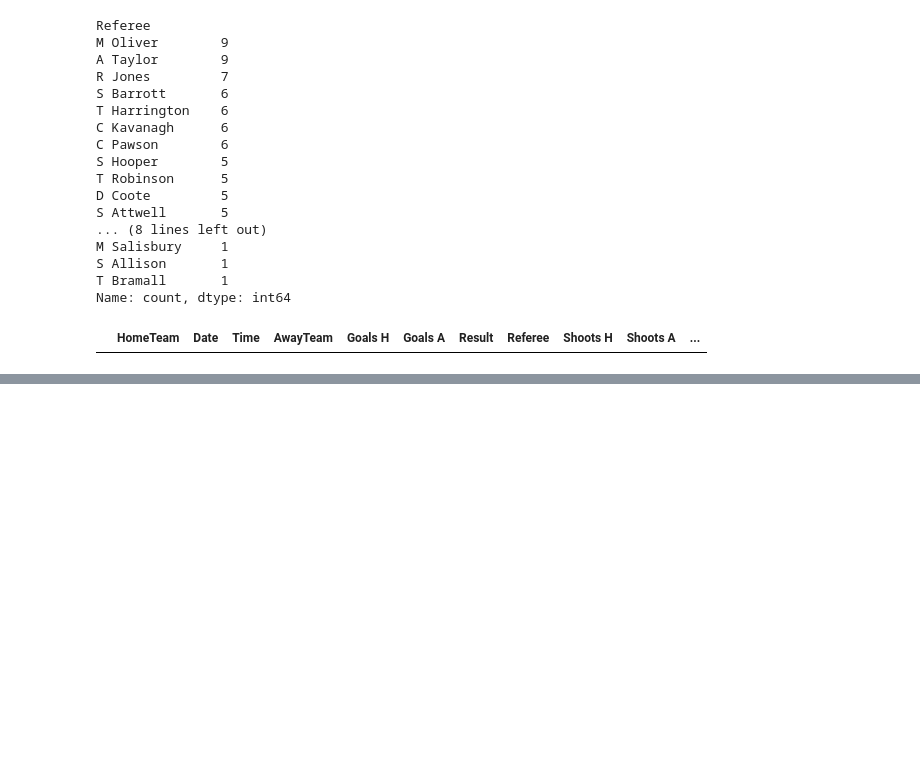
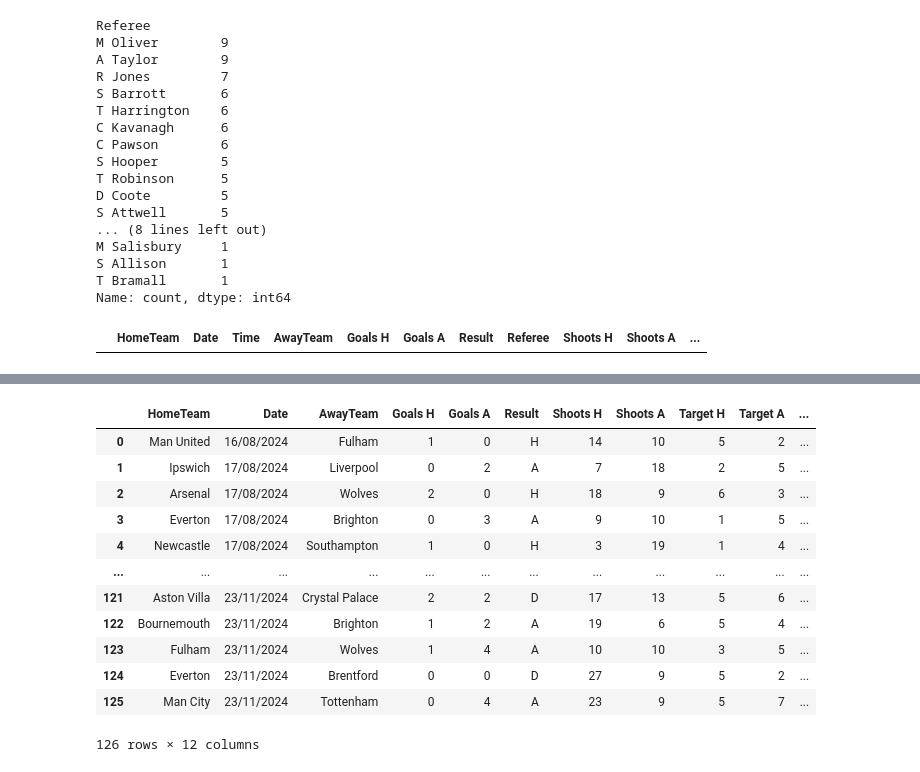
Before and after one commit to ka-53/ML-draft, a Jupyter notebook: draft/PL-team24/teams-25.ipynb, the cells around one changed output, grey strips where cells are left out. Cells and saved outputs as stored; diff of their text form; code cells hidden in the pictures; blank space fills up the shorter version.

```diff
--- a/draft/PL-team24/teams-25.ipynb
+++ b/draft/PL-team24/teams-25.ipynb
@@ -751,0 +728,18 @@ df
+# %%
+df = df.drop(columns=['Yellow H', 'Yellow A', 'Red H', 'Red A', 'Referee'])  # Удаляет сразу несколько колонок
+# %%
+df
+# %% [output]
+|  | HomeTeam | Date | AwayTeam | Goals H | Goals A | Result | Shoots H | Shoots A | Target H | Target A | ... |
+| 0 | Man United | 16/08/2024 | Fulham | 1 | 0 | H | 14 | 10 | 5 | 2 | ... |
+| 1 | Ipswich | 17/08/2024 | Liverpool | 0 | 2 | A | 7 | 18 | 2 | 5 | ... |
+| 2 | Arsenal | 17/08/2024 | Wolves | 2 | 0 | H | 18 | 9 | 6 | 3 | ... |
+| 3 | Everton | 17/08/2024 | Brighton | 0 | 3 | A | 9 | 10 | 1 | 5 | ... |
+| 4 | Newcastle | 17/08/2024 | Southampton | 1 | 0 | H | 3 | 19 | 1 | 4 | ... |
+| ... | ... | ... | ... | ... | ... | ... | ... | ... | ... | ... | ... |
+| 121 | Aston Villa | 23/11/2024 | Crystal Palace | 2 | 2 | D | 17 | 13 | 5 | 6 | ... |
+| 122 | Bournemouth | 23/11/2024 | Brighton | 1 | 2 | A | 19 | 6 | 5 | 4 | ... |
+| 123 | Fulham | 23/11/2024 | Wolves | 1 | 4 | A | 10 | 10 | 3 | 5 | ... |
+| 124 | Everton | 23/11/2024 | Brentford | 0 | 0 | D | 27 | 9 | 5 | 2 | ... |
+| 125 | Man City | 23/11/2024 | Tottenham | 0 | 4 | A | 23 | 9 | 5 | 7 | ... |
+126 rows × 12 columns
```
Also changed, not shown: parts of 9 cells of this notebook, 3 other files.
